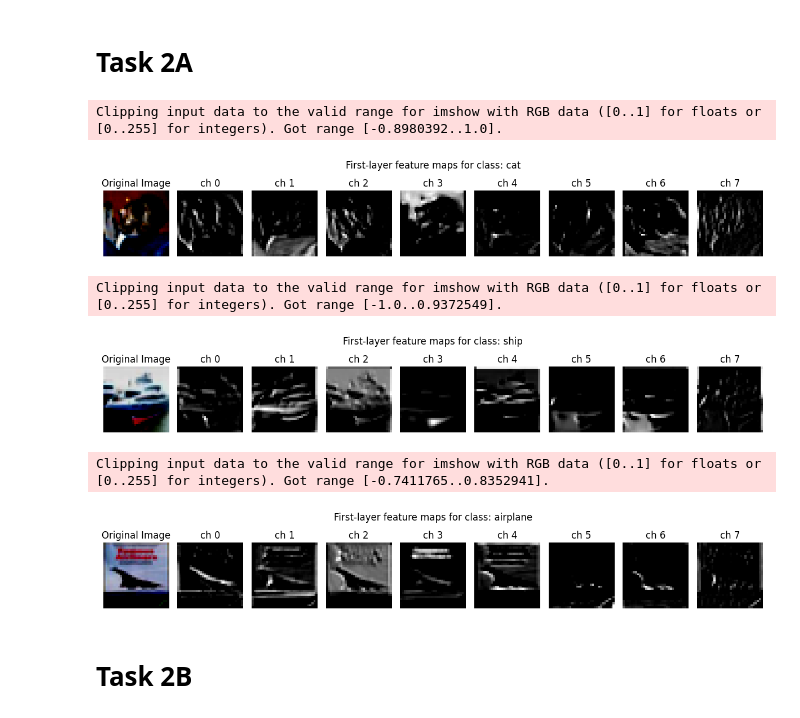
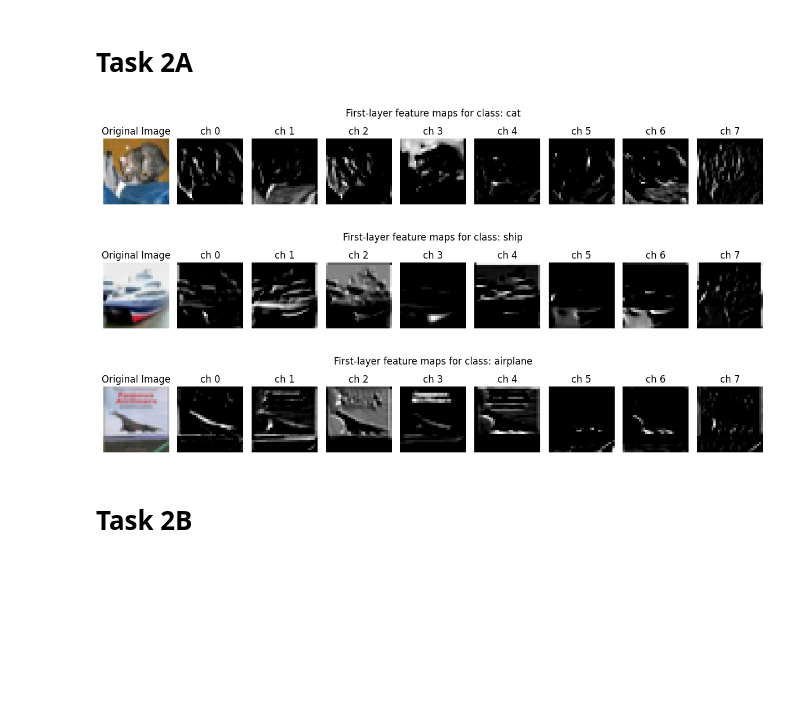
Before and after one commit to FlansaasSoft/CSCI611_Logan_Flansaas, a Jupyter notebook: Assignment_2/build_cnn.ipynb, the cells around one changed output. Cells and saved outputs as stored; diff of their text form; code cells hidden in the pictures; blank space fills up the shorter version.

```diff
--- a/Assignment_2/build_cnn.ipynb
+++ b/Assignment_2/build_cnn.ipynb
@@ -456,41 +456,38 @@ def getFirstLayerFeatureMaps(model, test_loader, classes):
 
     # Get the first convolutional layer
     model.conv1.register_forward_hook(layerHook('conv1'))
 
     # Visualize feature maps
     for lbl, img in testImages.items():
-        originalImg = img.permute(1, 2, 0)
+        originalImg = img / 2 + 0.5  # unnormalize
         with torch.no_grad():
             _ = model(img)
             fmap = torch.relu(features['conv1'])
 
         cols = numFeatureMaps + 1
         rows = 1
         fig, axes = plt.subplots(rows, cols, figsize=(12, 2))
-        axes[0].imshow(originalImg)
+        axes[0].imshow(np.transpose(originalImg, (1, 2, 0)))
         axes[0].set_title('Original Image')
         axes[0].axis('off')
 
         for i in range(1, cols):
             ax = axes[i]
             im = fmap[i-1].numpy()
             im = (im - im.min()) / (im.max() - im.min() + 1e-9)
             ax.imshow(im, cmap="gray")
             ax.set_title(f'ch {i-1}')
             ax.axis('off')
 
         plt.suptitle(f'First-layer feature maps for class: {classes[lbl]}')
         plt.tight_layout()
         plt.show()
 
 getFirstLayerFeatureMaps(model, test_loader, classes)
 # %% [output]
-Clipping input data to the valid range for imshow with RGB data ([0..1] for floats or [0..255] for integers). Got range [-0.8980392..1.0].
-[figure, old version]
+[figure, new version]
-Clipping input data to the valid range for imshow with RGB data ([0..1] for floats or [0..255] for integers). Got range [-1.0..0.9372549].
-[figure, old version]
+[figure, new version]
-Clipping input data to the valid range for imshow with RGB data ([0..1] for floats or [0..255] for integers). Got range [-0.7411765..0.8352941].
-[figure, old version]
+[figure, new version]
 # %% [markdown]
 # Task 2B
 # %%
```
Also changed, not shown: parts of 1 cell of this notebook, 3 other files.
